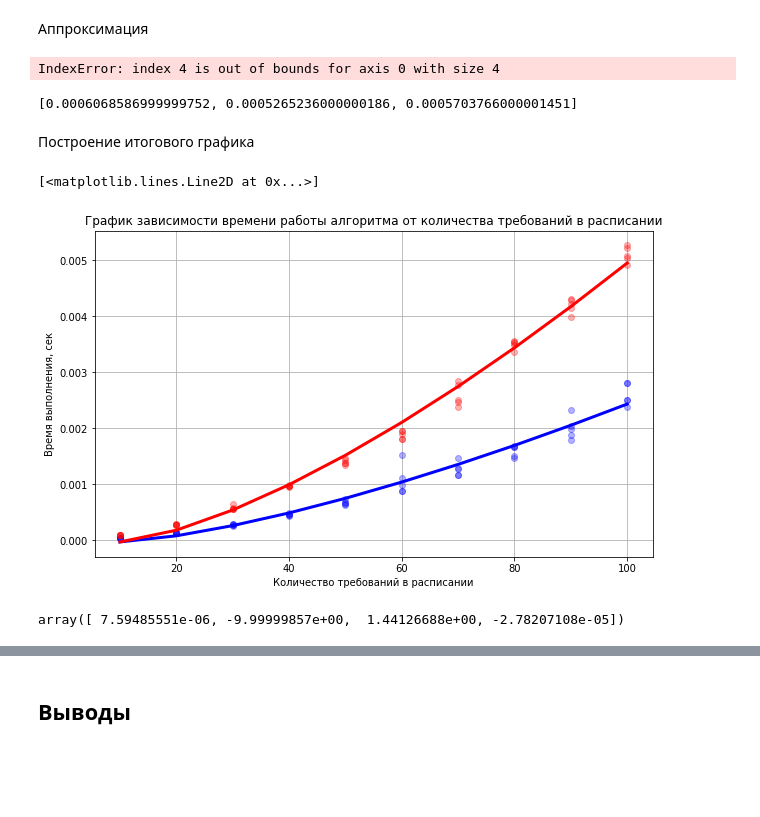
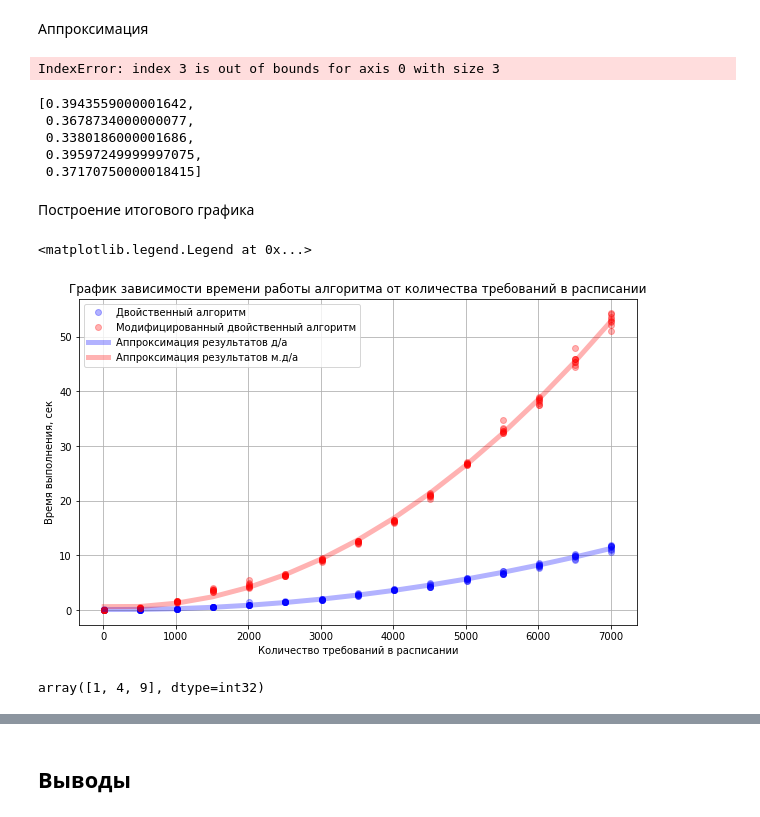
Before and after one commit to andtun/schedules, a Jupyter notebook: AlgTest0.ipynb, the cells around one changed output, grey strips where cells are left out. Drawn from its saved outputs; the diff is of its cells as text; code cells hidden in the pictures; blank space fills up the shorter version.

```diff
--- a/AlgTest0.ipynb
+++ b/AlgTest0.ipynb
@@ -256,15 +261,15 @@ serialize(results_modified, 'rm.pkl')
 # %% [markdown]
 Десериализация результатов в соответствующие переменные
 # %%
-results_standard = deserialize('rs.pkl')
-results_modified = deserialize('rm.pkl')
+results_standard = deserialize('rsmlt.pkl')
+results_modified = deserialize('rmmlt.pkl')
 # %% [markdown]
 ## График и аппроксимация
 # %% [markdown]
 Функции, которыми будут аппроксимированы экспериментальные точки
 # %%
-def poly(x, A, b, p, c):
-    return A * (x + b)**p + c
+def poly(x, A, b, c):
+    return A*np.power(x, 2) + b*x + c
 
 def log(x, A, p, c, cl, s):
     return A * (x + c)**p * np.log(x + cl) + s
@@ -272,8 +277,8 @@ def log(x, A, p, c, cl, s):
 Аппроксимация
 # %%
 def fit(p, fit_func):
-    x = list(map(lambda x: x.nDims, p))
-    y = list(map(lambda x: x.get_mean_time(), p))
+    x = np.array(list(map(lambda x: x.nDims, p)))
+    y = np.array(list(map(lambda x: x.get_mean_time(), p)))
     popt, pcov = curve_fit(fit_func, x, y)
     perr = np.sqrt(np.diag(pcov))
     return x, y, popt, pcov, perr
@@ -281,32 +286,37 @@ def fit(p, fit_func):
 x, y, popt, pcov, perr = fit(results_standard, fit_func=poly)
 xm, ym, poptm, pcovm, perrm = fit(results_modified, fit_func=poly)
 # %%
-print("Сложность модифицированного алгоритма O(n^%.2f * log(n*%.2f))" % (poptm[2], poptm[4]))
+print("Сложность модифицированного алгоритма O(n^%.2f * log(n*%.2f))" % (poptm[2], poptm[3]))
 print("Погршеность определения степени n: +-%.2f" % perrm[2])
-print("Погрешность определения коэффициента в логарифме: +-%.2f" % perrm[4])
+print("Погрешность определения коэффициента в логарифме: +-%.2f" % perrm[3])
 # %% [output]
-IndexError: index 4 is out of bounds for axis 0 with size 4
+IndexError: index 3 is out of bounds for axis 0 with size 3
 # %%
 results_modified[12].timings
 # %% [output]
-[0.0006068586999999752, 0.0005265236000000186, 0.0005703766000001451]
+[0.3943559000001642,
+ 0.3678734000000077,
+ 0.3380186000001686,
+ 0.39597249999997075,
+ 0.37170750000018415]
 # %% [markdown]
 Построение итогового графика
 # %%
 fig = plt.figure(figsize=(10, 6))
 ax = fig.add_subplot(111)
 ax.grid()
-ax.plot(x, y, 'bo', alpha=0.3)
-ax.plot(xm, ym, 'ro', alpha=0.3)
+ax.plot(x, y, 'bo', alpha=0.3, label="Двойственный алгоритм")
+ax.plot(xm, ym, 'ro', alpha=0.3, label="Модифицированный двойственный алгоритм")
 ax.set_title("График зависимости времени работы алгоритма от количества требований в расписании")
 ax.set_xlabel("Количество требований в расписании")
 ax.set_ylabel("Время выполнения, сек")
-ax.plot(x, poly(x, *popt), color='b', linewidth=3)
-ax.plot(xm, poly(xm, *poptm), color='r', linewidth=3)
+ax.plot(x, poly(x, *popt), color='b', linewidth=5, alpha=0.3, label="Аппроксимация результатов д/а")
+ax.plot(xm, poly(xm, *poptm), color='r', linewidth=5, alpha=0.3, label="Аппроксимация результатов м.д/а")
+ax.legend()
 # %% [output]
-[<matplotlib.lines.Line2D at 0x...>]
+<matplotlib.legend.Legend at 0x...>
-[figure, old version]
+[figure, new version]
-# %%
-poptm
-# %% [output]
-array([ 7.59485551e-06, -9.99999857e+00,  1.44126688e+00, -2.78207108e-05])
+# %%
+np.power([1, 2, 3], 2)
+# %% [output]
+array([1, 4, 9], dtype=int32)
```
Also changed, not shown: parts of 10 cells of this notebook.
